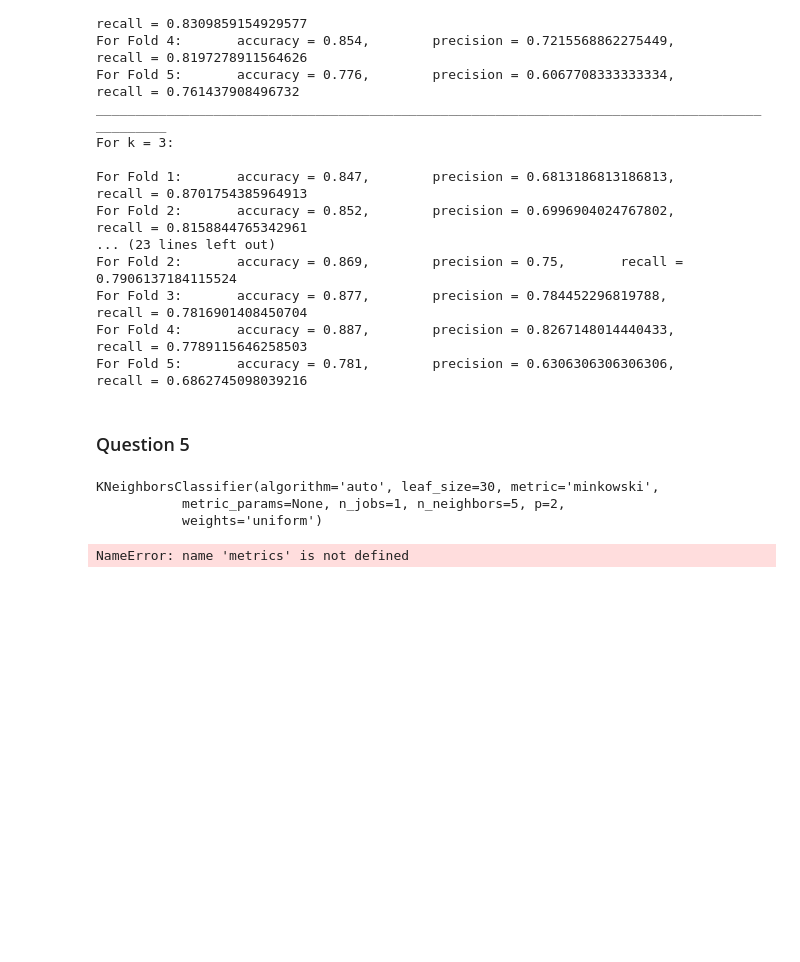
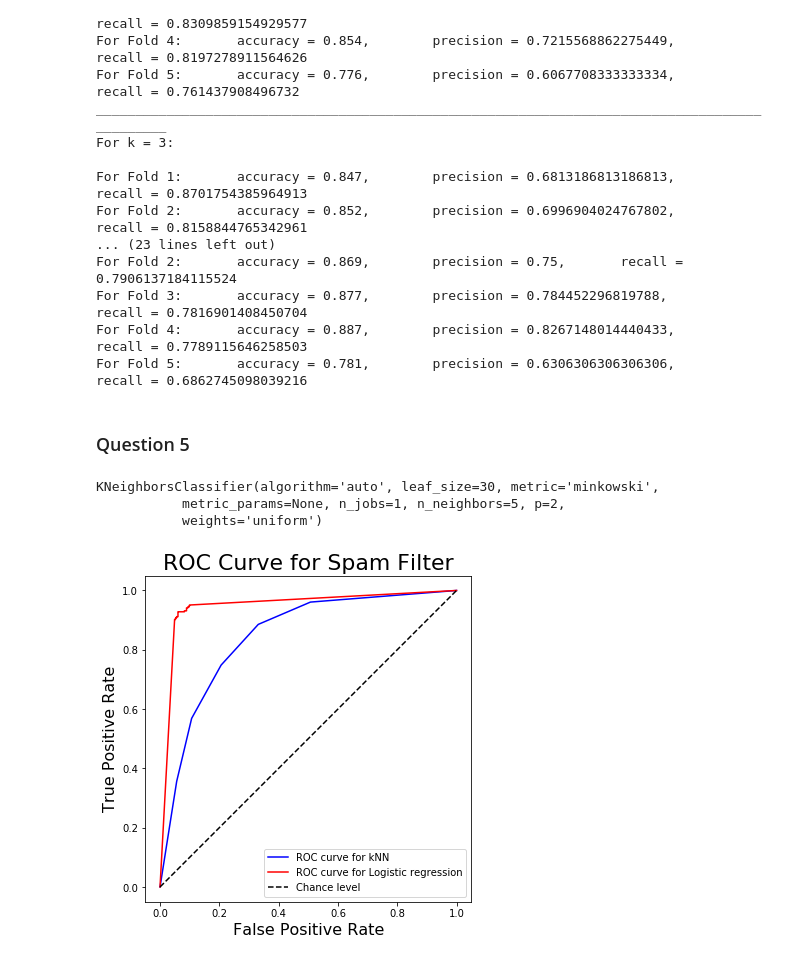
Before and after one commit to Fahad-Touseef/CS760_HW3, a Jupyter notebook: CS760_HW3.ipynb, the cells around one changed output. Cells and saved outputs as stored; diff of their text form; code cells hidden in the pictures; blank space fills up the shorter version.

```diff
--- a/CS760_HW3.ipynb
+++ b/CS760_HW3.ipynb
@@ -305,11 +305,22 @@ KNeighborsClassifier(algorithm='auto', leaf_size=30, metric='minkowski',
 m2 = logReg(3000)
 m2.fit(X_train, y_train)
 # %%
-scores_1 = m1.predict_proba(X_test)
+scores_1 = m1.predict_proba(X_test)[:,1]
 # %%
 scores_2 = m2.predict_prob(X_test)
 # %%
 fpr1, tpr1, _ = roc_curve(y_test, scores_1)
 fpr2, tpr2, _ = roc_curve(y_test, scores_2)
-# %% [output]
-NameError: name 'metrics' is not defined
+# %%
+fig, ax = plt.subplots(figsize=(6, 6))
+plt.plot(fpr1,tpr1, "b-", label= "ROC curve for kNN")
+plt.plot(fpr2,tpr2, "r-", label= "ROC curve for Logistic regression")
+plt.plot([0, 1], [0, 1], "k--", label="Chance level")
+plt.axis("square")
+plt.xlabel("False Positive Rate", fontsize=16)
+plt.ylabel("True Positive Rate", fontsize=16)
+plt.title("ROC Curve for Spam Filter", fontsize=22)
+plt.legend()
+plt.show()
+# %% [output]
+[figure, added]
```
